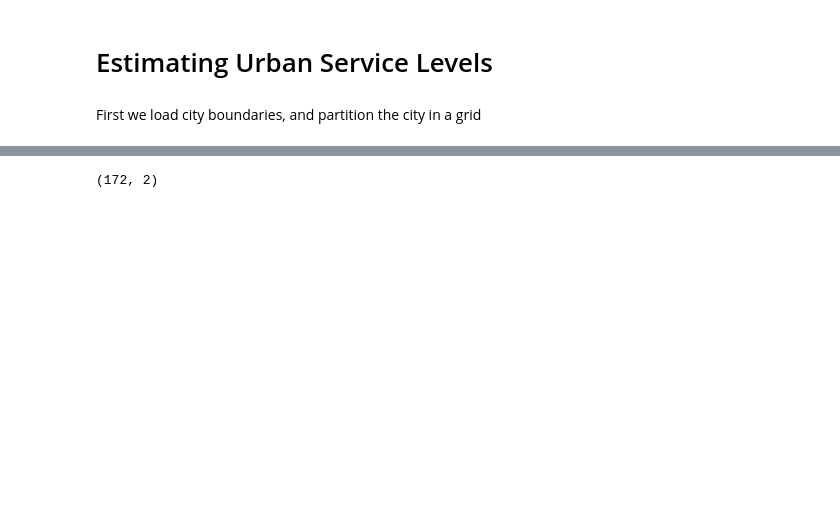
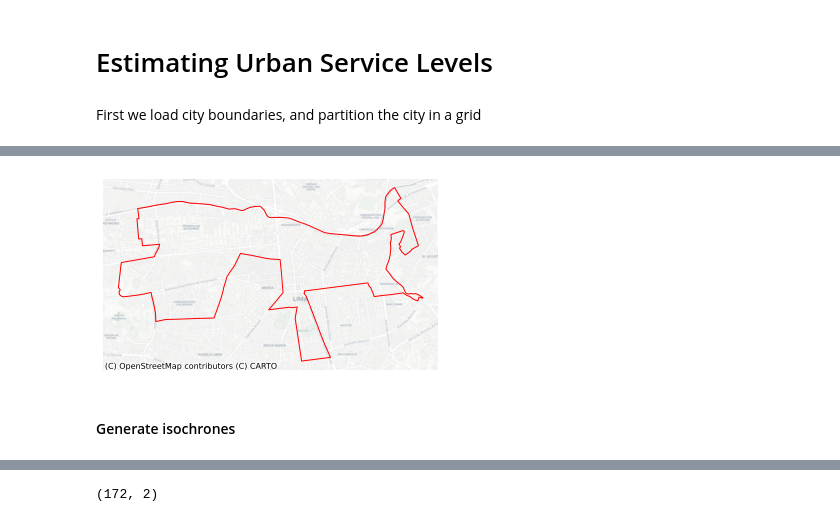
Before and after one commit to EL-BID/urbanpy, a Jupyter notebook: notebooks/UrbanServiceLevels.ipynb, the cells around one changed output, grey strips where cells are left out. Cells and saved outputs as stored; diff of their text form; code cells hidden in the pictures; blank space fills up the shorter version.

```diff
--- a/notebooks/UrbanServiceLevels.ipynb
+++ b/notebooks/UrbanServiceLevels.ipynb
@@ -13,0 +32,6 @@ lima_boundaries = up.download.nominatim_osm('lima, peru')
+# %%
+ax = lima_boundaries.plot(facecolor='none', edgecolor='r')
+ax.set_axis_off()
+cx.add_basemap(ax, source=cx.providers.CartoDB.Positron, crs='EPSG:4326')
+# %% [output]
+[figure, added]
@@ -13,0 +40,2 @@ lima_boundaries = up.download.nominatim_osm('lima, peru')
+# %% [markdown]
+#### Generate isochrones
```
Also changed, not shown: parts of 40 cells of this notebook, 1 other file.
